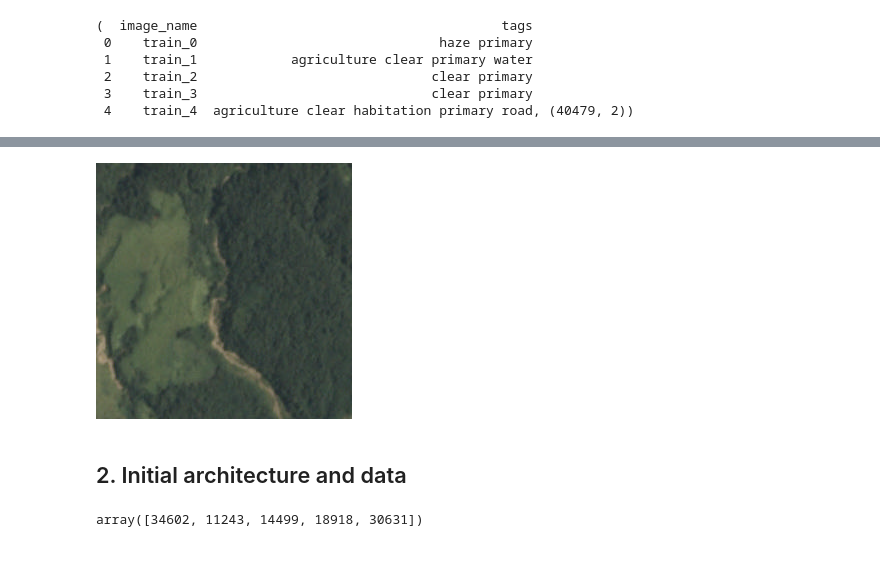
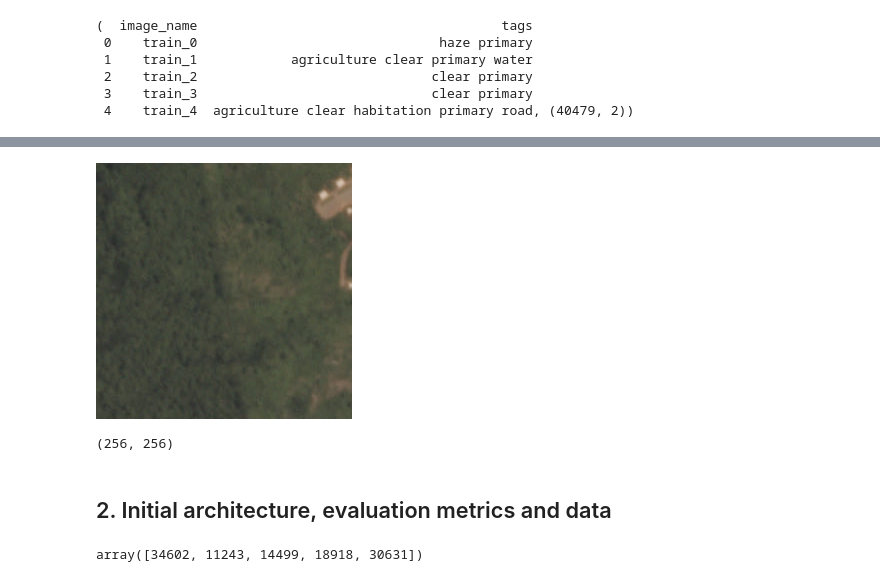
Before and after one commit to zjgpf/Planet, a Jupyter notebook: Planet.ipynb, the cells around one changed output, grey strips where cells are left out. Saved outputs shown, nothing was run; the diff lists cells and outputs as text; code cells hidden in the pictures.

```diff
--- a/Planet.ipynb
+++ b/Planet.ipynb
@@ -50,9 +55,13 @@ imgs = os.listdir(f'{PATH}train-jpg')[:5];imgs
 # %%
-img = PIL.Image.open(f'{PATH}train-jpg/{imgs[1]}').convert('RGB');img
+img = PIL.Image.open(f'{PATH}train-jpg/{imgs[4]}').convert('RGB');img
 # %% [output]
-[figure, old version]
+[figure, new version]
+# %%
+img.size
+# %% [output]
+(256, 256)
 # %% [markdown]
-## 2. Initial architecture and data
+## 2. Initial architecture, evaluation metrics and data
 # %%
 val_idxs = get_cv_idxs(labels.shape[0]);val_idxs[:5]
 # %% [output]
```
Also changed, not shown: parts of 39 cells of this notebook.
